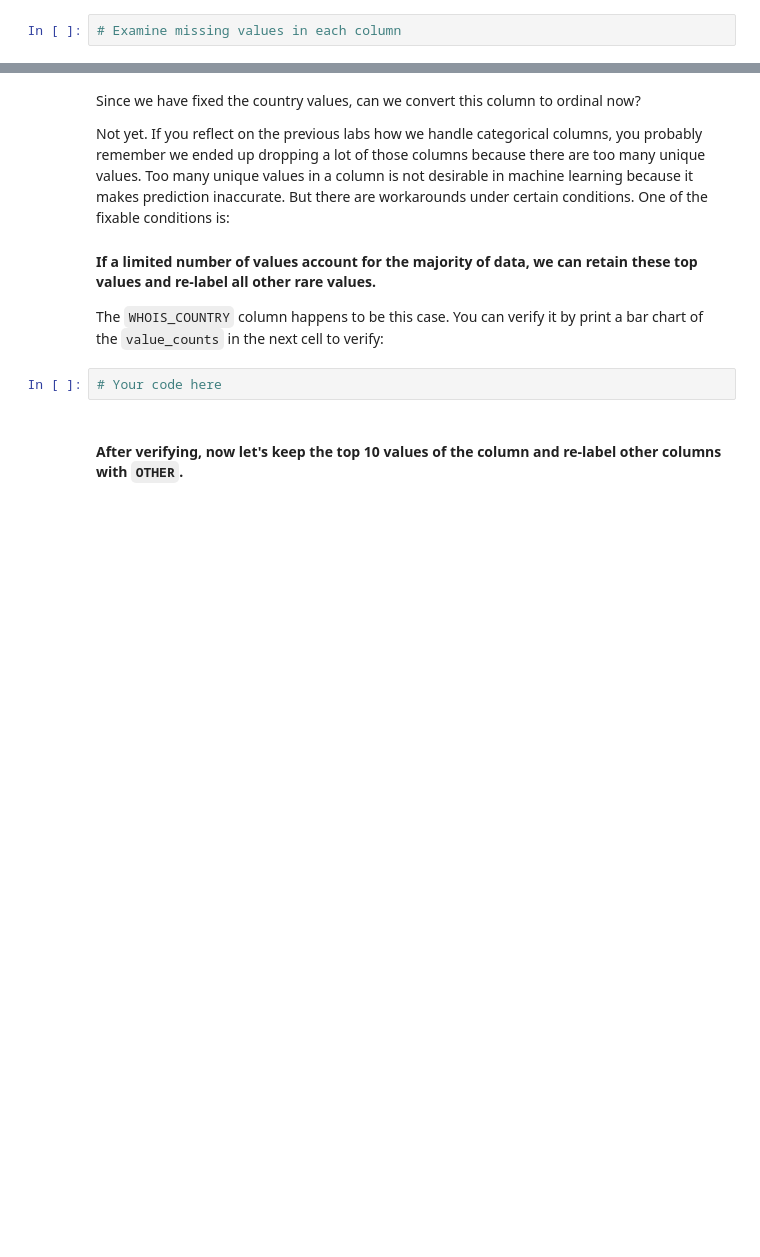
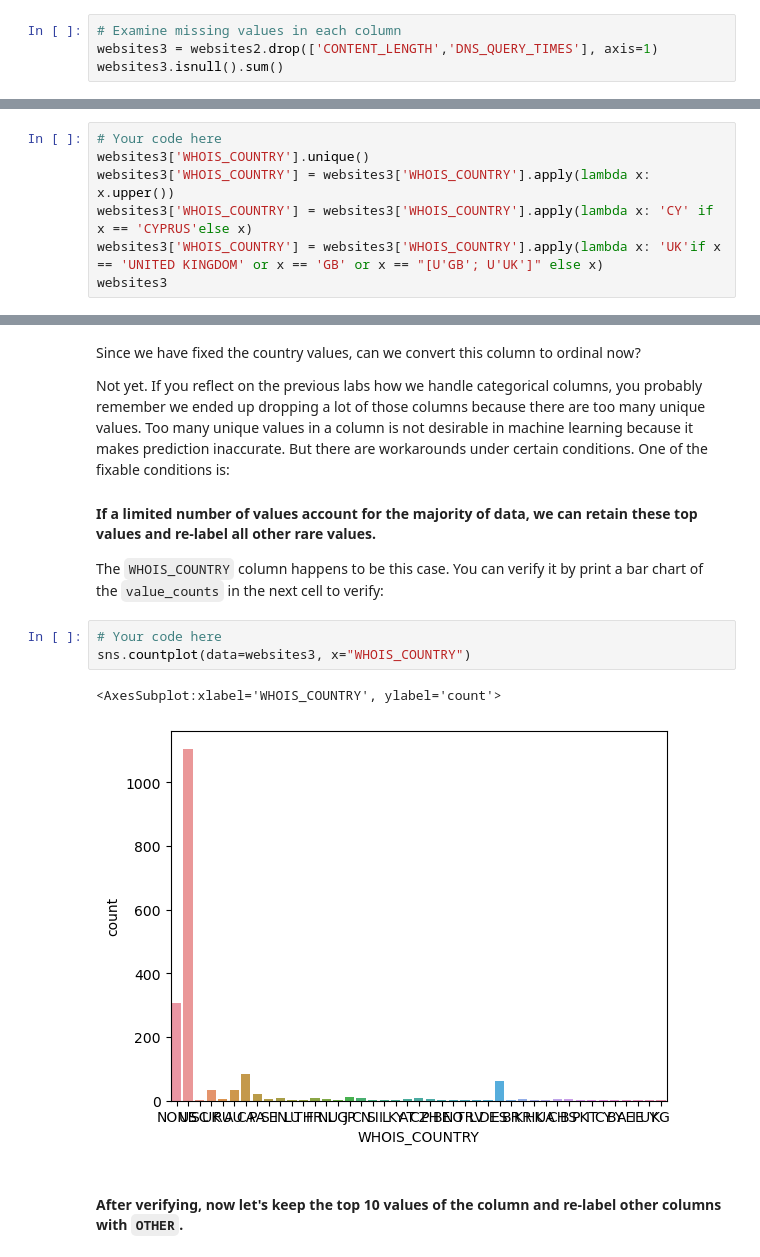
Before and after one commit to jdediegoAb/dataptmad0522_labs, a Jupyter notebook: module-3/supervised-learning/your-code/main.ipynb, the cells around one changed output, grey strips where cells are left out. Drawn from its saved outputs; the diff is of its cells as text; blank space fills up the shorter version.

```diff
--- a/module-3/supervised-learning/your-code/main.ipynb
+++ b/module-3/supervised-learning/your-code/main.ipynb
@@ -162,3 +198,5 @@ If you remember in the previous labs, we drop a column if the column contains a
 If all cleaned, proceed. Otherwise, go back and do more cleaning.
 # %%
 # Examine missing values in each column
+websites3 = websites2.drop(['CONTENT_LENGTH','DNS_QUERY_TIMES'], axis=1)
+websites3.isnull().sum()
@@ -189,0 +244,7 @@ How to handle string columns is always case by case. Let's start by working on `
+# %%
+# Your code here
+websites3['WHOIS_COUNTRY'].unique()
+websites3['WHOIS_COUNTRY'] = websites3['WHOIS_COUNTRY'].apply(lambda x: x.upper())
+websites3['WHOIS_COUNTRY'] = websites3['WHOIS_COUNTRY'].apply(lambda x: 'CY' if x == 'CYPRUS'else x)
+websites3['WHOIS_COUNTRY'] = websites3['WHOIS_COUNTRY'].apply(lambda x: 'UK'if x == 'UNITED KINGDOM' or x == 'GB' or x == "[U'GB'; U'UK']" else x)
+websites3
@@ -197,5 +272,9 @@ Not yet. If you reflect on the previous labs how we handle categorical columns,
 The `WHOIS_COUNTRY` column happens to be this case. You can verify it by print a bar chart of the `value_counts` in the next cell to verify:
 # %%
 # Your code here
+sns.countplot(data=websites3, x="WHOIS_COUNTRY")
+# %% [output]
+<AxesSubplot:xlabel='WHOIS_COUNTRY', ylabel='count'>
+[figure, added]
 # %% [markdown]
 #### After verifying, now let's keep the top 10 values of the column and re-label other columns with `OTHER`.
```
Also changed, not shown: parts of 34 cells of this notebook.
